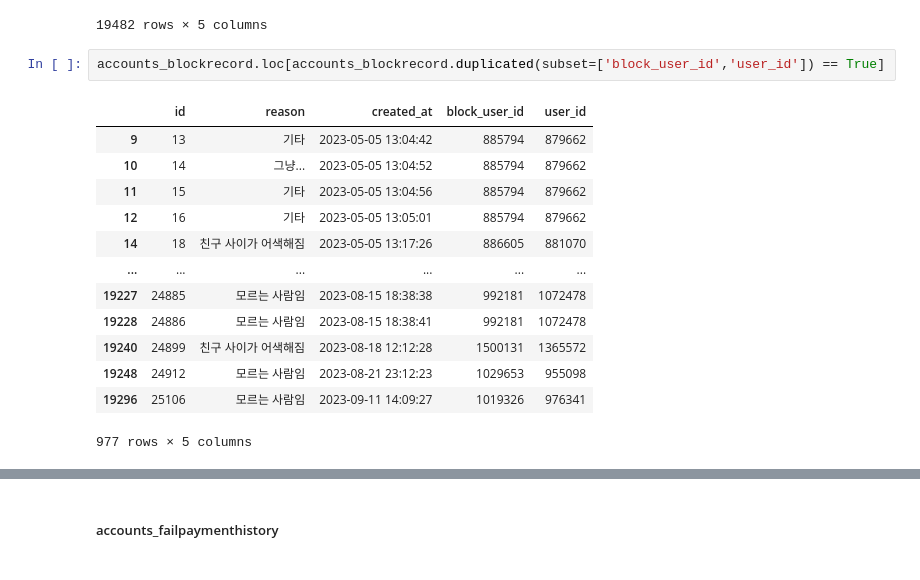
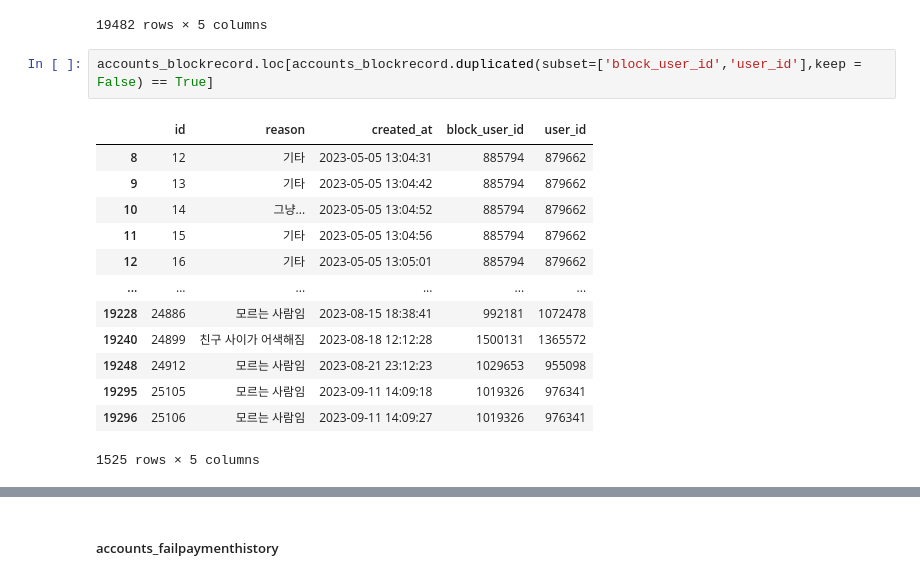
Before and after one commit to goodnews724/sprint_final_project, a Jupyter notebook: notebooks/jaemun.ipynb, the cells around one changed output, grey strips where cells are left out. Cells and saved outputs as stored; diff of their text form.

```diff
--- a/notebooks/jaemun.ipynb
+++ b/notebooks/jaemun.ipynb
@@ -52,18 +72,18 @@ accounts_blockrecord
 | 19481 | 25361 | 친구 사이가 어색해짐 | 2024-05-06 13:03:37 | 1051912 | 1099125 |
 19482 rows × 5 columns
 # %%
-accounts_blockrecord.loc[accounts_blockrecord.duplicated(subset=['block_user_id','user_id']) == True]
+accounts_blockrecord.loc[accounts_blockrecord.duplicated(subset=['block_user_id','user_id'],keep = False) == True]
 # %% [output]
 |  | id | reason | created_at | block_user_id | user_id |
+| 8 | 12 | 기타 | 2023-05-05 13:04:31 | 885794 | 879662 |
 | 9 | 13 | 기타 | 2023-05-05 13:04:42 | 885794 | 879662 |
 | 10 | 14 | 그냥... | 2023-05-05 13:04:52 | 885794 | 879662 |
 | 11 | 15 | 기타 | 2023-05-05 13:04:56 | 885794 | 879662 |
 | 12 | 16 | 기타 | 2023-05-05 13:05:01 | 885794 | 879662 |
-| 14 | 18 | 친구 사이가 어색해짐 | 2023-05-05 13:17:26 | 886605 | 881070 |
 | ... | ... | ... | ... | ... | ... |
-| 19227 | 24885 | 모르는 사람임 | 2023-08-15 18:38:38 | 992181 | 1072478 |
 | 19228 | 24886 | 모르는 사람임 | 2023-08-15 18:38:41 | 992181 | 1072478 |
 | 19240 | 24899 | 친구 사이가 어색해짐 | 2023-08-18 12:12:28 | 1500131 | 1365572 |
 | 19248 | 24912 | 모르는 사람임 | 2023-08-21 23:12:23 | 1029653 | 955098 |
+| 19295 | 25105 | 모르는 사람임 | 2023-09-11 14:09:18 | 1019326 | 976341 |
 | 19296 | 25106 | 모르는 사람임 | 2023-09-11 14:09:27 | 1019326 | 976341 |
-977 rows × 5 columns
+1525 rows × 5 columns
```
Also changed, not shown: parts of 50 cells of this notebook.
